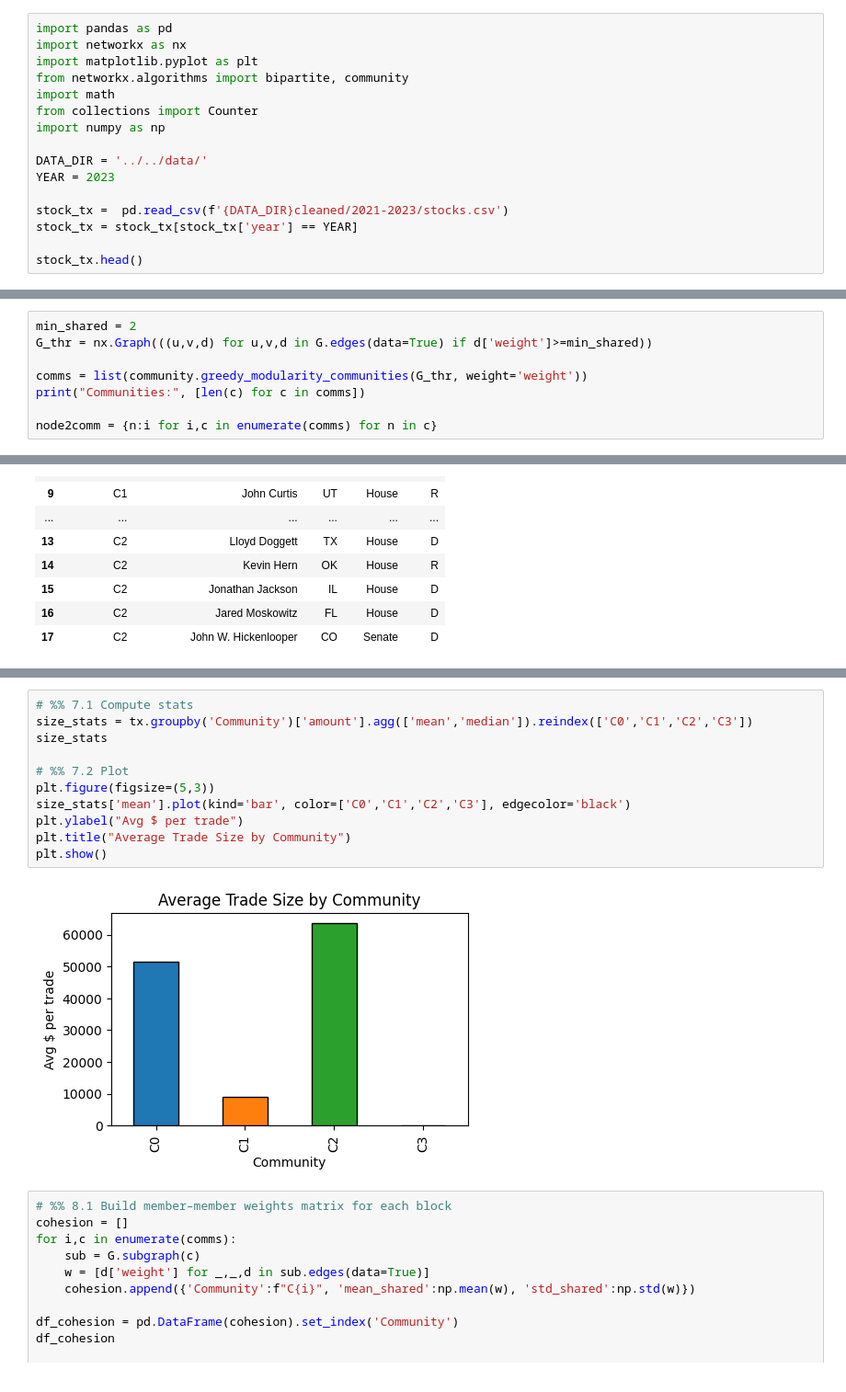
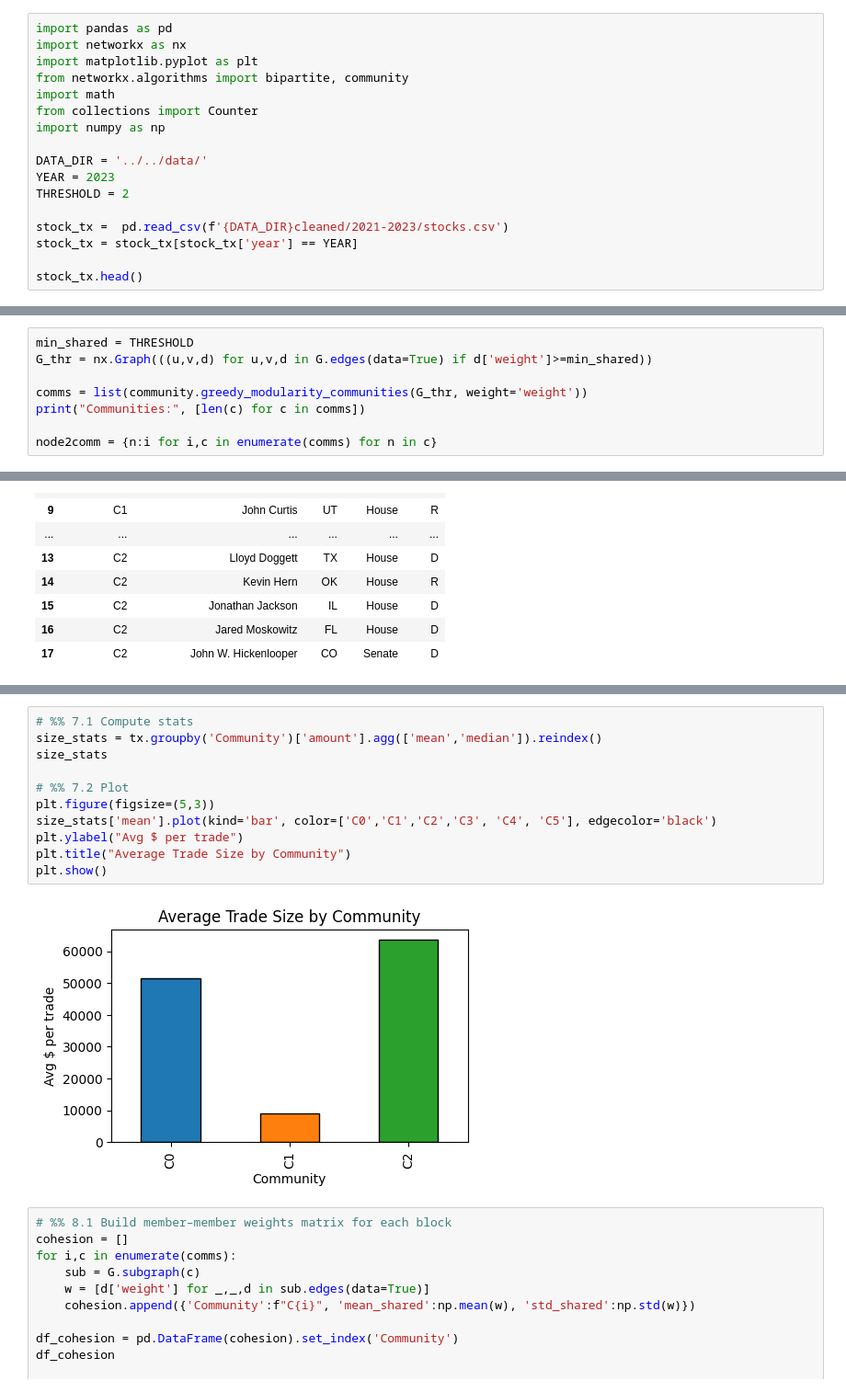
Before and after one commit to brvola/CongressTradeNet, a Jupyter notebook: analysis/legislator-stock/analysis.ipynb, the cells around one changed output, grey strips where cells are left out. Shown: that part at 92% size. Drawn from its saved outputs; the diff is of its cells as text.

```diff
--- a/analysis/legislator-stock/analysis.ipynb
+++ b/analysis/legislator-stock/analysis.ipynb
@@ -9,6 +9,7 @@ import numpy as np
 
 DATA_DIR = '../../data/'
 YEAR = 2023
+THRESHOLD = 2
 
 stock_tx =  pd.read_csv(f'{DATA_DIR}cleaned/2021-2023/stocks.csv')
 stock_tx = stock_tx[stock_tx['year'] == YEAR]
@@ -36,7 +37,7 @@ print(f"Projected graph: {G.number_of_nodes()} members, {G.number_of_edges()} ed
 # %% [output]
 Projected graph: 59 members, 113 edges
 # %%
-min_shared = 2
+min_shared = THRESHOLD
 G_thr = nx.Graph(((u,v,d) for u,v,d in G.edges(data=True) if d['weight']>=min_shared))
 
 comms = list(community.greedy_modularity_communities(G_thr, weight='weight'))
@@ -156,16 +159,16 @@ plt.show()
 # %%
 # %% 7.1 Compute stats
-size_stats = tx.groupby('Community')['amount'].agg(['mean','median']).reindex(['C0','C1','C2','C3'])
+size_stats = tx.groupby('Community')['amount'].agg(['mean','median']).reindex()
 size_stats
 
 # %% 7.2 Plot
 plt.figure(figsize=(5,3))
-size_stats['mean'].plot(kind='bar', color=['C0','C1','C2','C3'], edgecolor='black')
+size_stats['mean'].plot(kind='bar', color=['C0','C1','C2','C3', 'C4', 'C5'], edgecolor='black')
 plt.ylabel("Avg $ per trade")
 plt.title("Average Trade Size by Community")
 plt.show()
 # %% [output]
-[figure, old version]
+[figure, new version]
 # %%
 # %% 8.1 Build member–member weights matrix for each block
 cohesion = []
```
Also changed, not shown: parts of 3 cells of this notebook, 2 other files.
